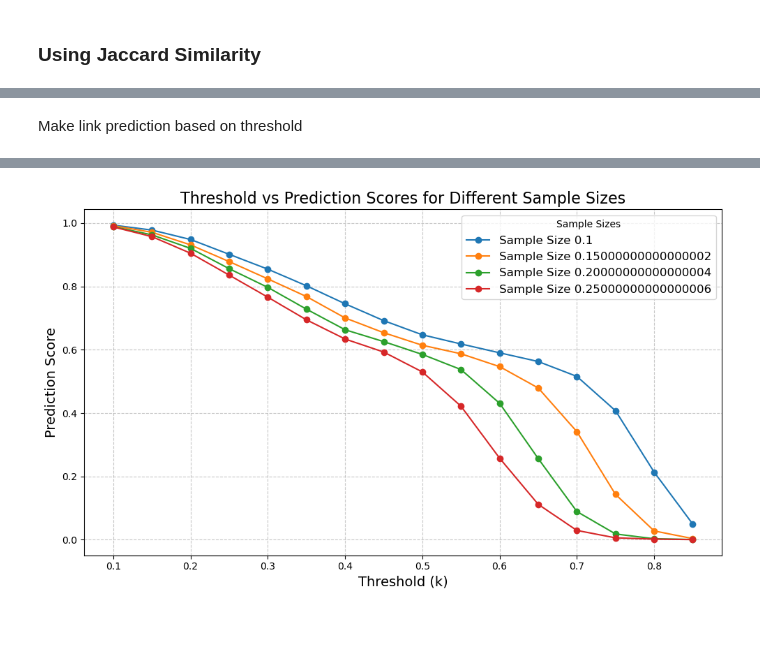
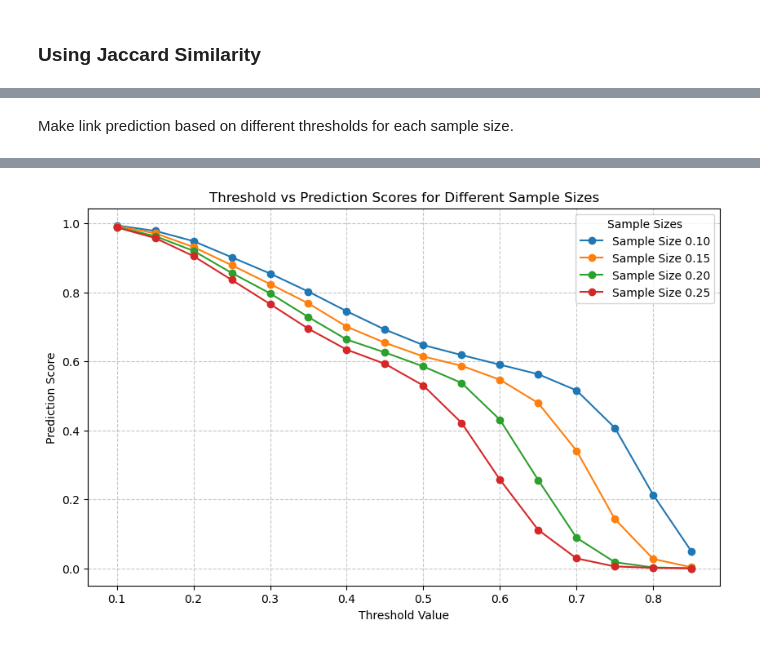
Before and after one commit to meteor123456/Spotify-Artist-Cooccurence, a Jupyter notebook: analysis.ipynb, the cells around one changed output, grey strips where cells are left out. Drawn from its saved outputs; the diff is of its cells as text; code cells hidden in the pictures.

Commit message:
edited Jaccard graph, added some comments

```diff
--- a/analysis.ipynb
+++ b/analysis.ipynb
@@ -499,7 +500,7 @@ for k in np.arange (sample_size_s,sample_size_e + sample_size_step, sample_size_
     g_train.remove_edges_from(edge_subset)
     train_sets[k] = g_train
 # %% [markdown]
-Make link prediction based on threshold
+Make link prediction based on different thresholds for each sample size.
 # %%
 start = 0.1 #Threshold start
 end = 0.8 #Threshold end
@@ -544,17 +545,16 @@ prediction_sets
 # %%
 plt.figure(figsize=(10, 6))
 for size, series in prediction_sets.items():
-    plt.plot(series.index, series.values, marker='o', label=f'Sample Size {size}')
+    plt.plot(series.index, series.values, marker='o', label=f'Sample Size {size:.2f}')
 
-# Customize the plot
-plt.title('Threshold vs Prediction Scores for Different Sample Sizes', fontsize=16)
-plt.xlabel('Threshold (k)', fontsize=14)
-plt.ylabel('Prediction Score', fontsize=14)
+
+plt.title('Threshold vs Prediction Scores for Different Sample Sizes')
+plt.xlabel('Threshold Value')
+plt.ylabel('Prediction Score')
 plt.grid(True, linestyle='--', alpha=0.7)
-plt.legend(title="Sample Sizes", fontsize=12)
-plt.tight_layout()
+plt.legend(title="Sample Sizes")
 
-# Show the plot
+
 plt.show()
 # %% [output]
-[figure, old version]
+[figure, new version]
```
Also changed, not shown: parts of 3 cells of this notebook, 1 other file.
